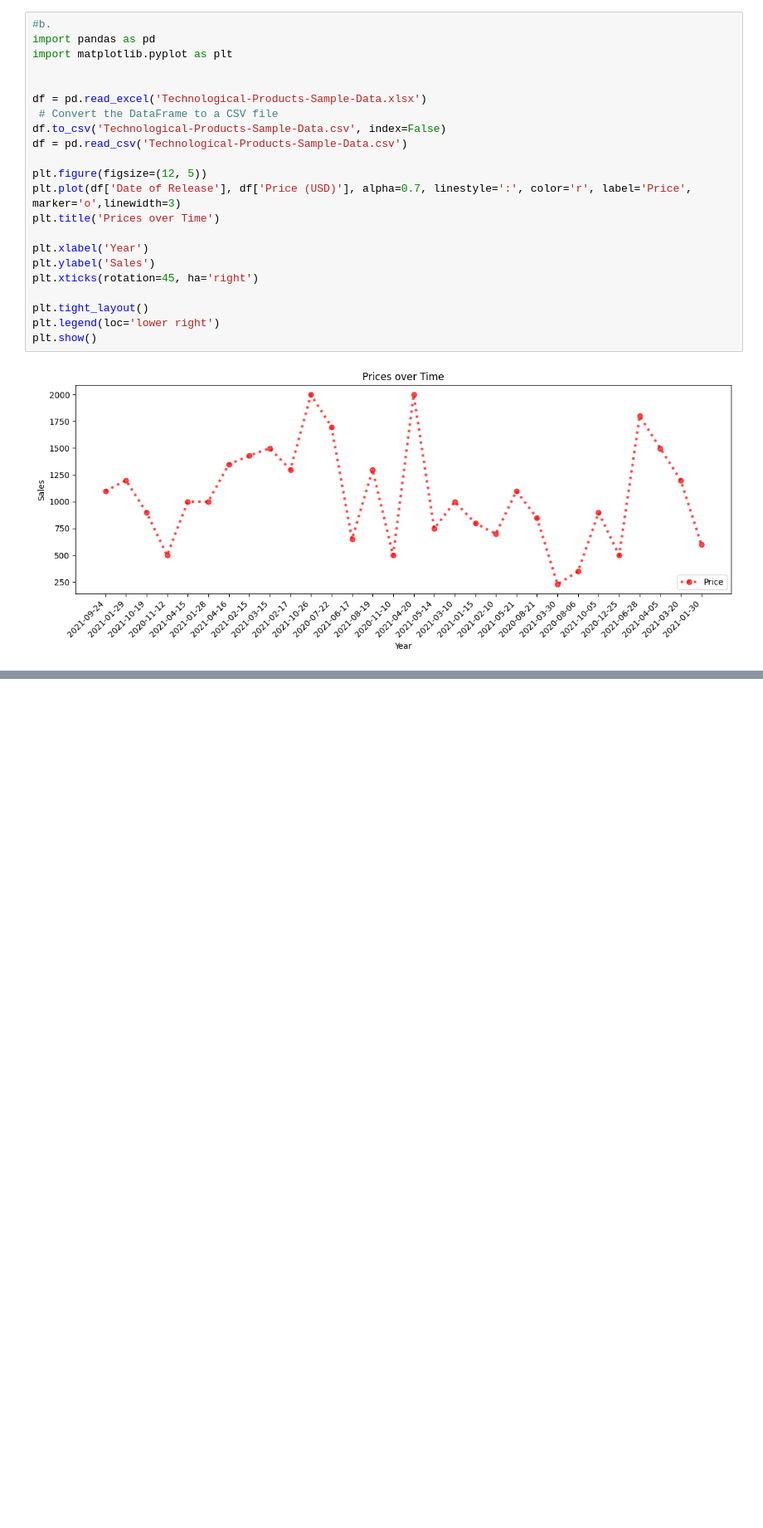
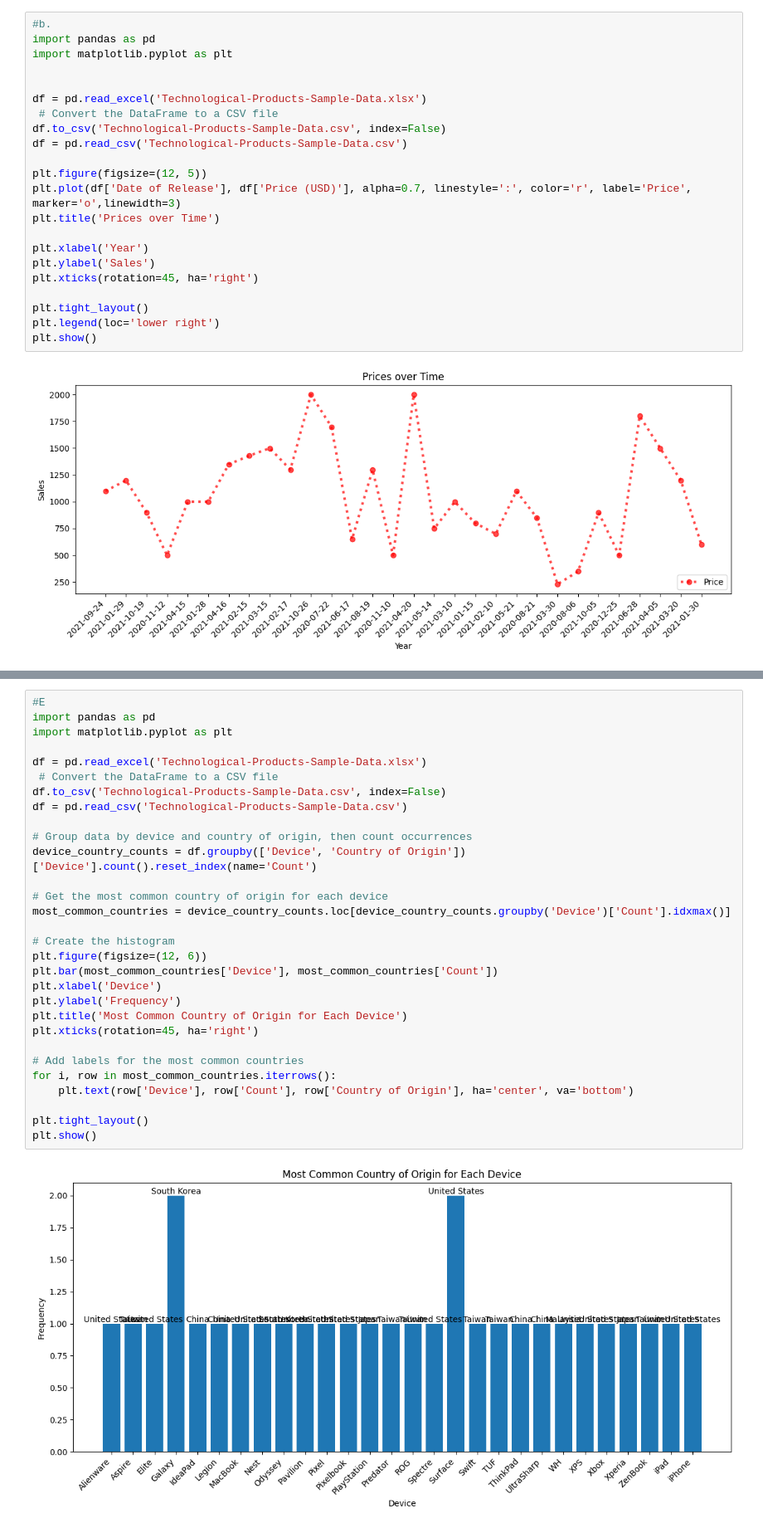
Before and after one commit to Frostyk/VDA-CPE-031-CpE21S4, a Jupyter notebook: Exercise_9.ipynb, the cells around one changed output, grey strips where cells are left out. Shown at 83% size. Drawn from its saved outputs; the diff is of its cells as text; blank space fills up the shorter version.

```diff
--- a/Exercise_9.ipynb
+++ b/Exercise_9.ipynb
@@ -74,0 +134,32 @@ plt.show()
+# %%
+#E
+import pandas as pd
+import matplotlib.pyplot as plt
+
+df = pd.read_excel('Technological-Products-Sample-Data.xlsx')
+ # Convert the DataFrame to a CSV file
+df.to_csv('Technological-Products-Sample-Data.csv', index=False)
+df = pd.read_csv('Technological-Products-Sample-Data.csv')
+
+# Group data by device and country of origin, then count occurrences
+device_country_counts = df.groupby(['Device', 'Country of Origin'])['Device'].count().reset_index(name='Count')
+
+# Get the most common country of origin for each device
+most_common_countries = device_country_counts.loc[device_country_counts.groupby('Device')['Count'].idxmax()]
+
+# Create the histogram
+plt.figure(figsize=(12, 6))
+plt.bar(most_common_countries['Device'], most_common_countries['Count'])
+plt.xlabel('Device')
+plt.ylabel('Frequency')
+plt.title('Most Common Country of Origin for Each Device')
+plt.xticks(rotation=45, ha='right')
+
+# Add labels for the most common countries
+for i, row in most_common_countries.iterrows():
+    plt.text(row['Device'], row['Count'], row['Country of Origin'], ha='center', va='bottom')
+
+plt.tight_layout()
+plt.show()
+# %% [output]
+[figure, added]
```
Also changed, not shown: parts of 4 cells of this notebook.
